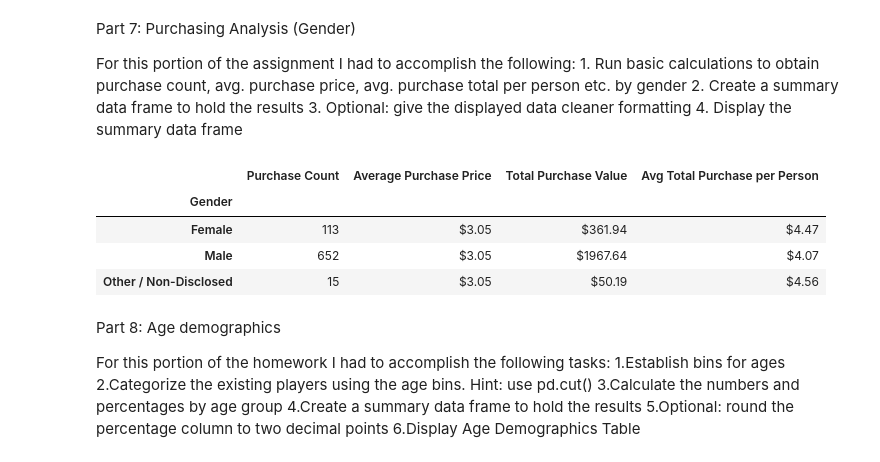
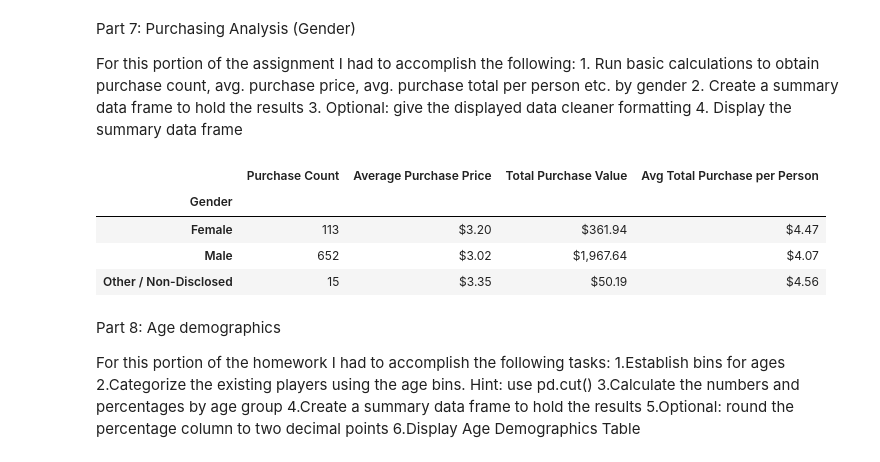
Before and after one commit to danielatuesta55/pandas-challenge-JDAP, a Jupyter notebook: HeroesOfPymoli/FinalMain.ipynb, the cells around one changed output. Saved outputs shown, nothing was run; the diff lists cells and outputs as text; code cells hidden in the pictures.

```diff
--- a/HeroesOfPymoli/FinalMain.ipynb
+++ b/HeroesOfPymoli/FinalMain.ipynb
@@ -143,32 +135,46 @@ For this portion of the assignment I had to accomplish the following:
     4. Display the summary data frame
 # %%
 # using the Groupby method I grouped the purchase data togheter by gender
-GroupedGenders = df.groupby(['Gender'])
+GroupedGenders = df.groupby('Gender')
-# %%
-#I identifyed the number of purchases made by each gender
-PurchaseCount = GroupedGenders['Price'].count()
-#######AveragePrice = round(df["Price"].mean(),2)
-# Then I found the mean amount spend by each gender
-MeanPurchaseGender = GroupedGenders['Price']. mean()
-
-# Then I found the toal amount spent by each gender
-TotalAmountGender = round(GroupedGenders['Price'].sum(),2)
-
-#The I found the average spent per individual from each gender
-AveragePersonSpentGender = round(TotalAmountGender/GroupedGenders['SN'].nunique(),2)
+# %%
+#I identifyed the number of purchases made by each gender
+PurchaseCount = GroupedGenders['Purchase ID'].count()
+
+#Average per gender
+AveragePerGender = (GroupedGenders["Price"].mean())
+
+# Mean total per gender
+MeanPurchaseGender = round(GroupedGenders['Price'].sum(),2)
+
+# Mean per person
+MeanPerPerson = MeanPurchaseGender/GenderCount
+
+#Create Summary table for purchansing data by gender
+Purchansing_Analysis_Gender_df = pd.DataFrame({"Purchase Count": PurchaseCount,
+                                               "Average Purchase Price": AveragePerGender,
+                                               "Total Purchase Value": TotalAmountGender,
+                                               "Avg Total Purchase per Person": AveragePersonSpentGender})
+#index left = gender
+Purchansing_Analysis_Gender_df.index.name = "Gender"
+
+#Format with currency style
+Purchansing_Analysis_Gender_df.style.format({"Total Purchase Value":"${:,.2f}",
+                                  "Average Purchase Price":"${:,.2f}",
+                                  "Avg Total Purchase per Person":"${:,.2f}"})
+# %% [output]
+|  | Purchase Count | Average Purchase Price | Total Purchase Value | Avg Total Purchase per Person |
+| Gender |  |  |  |  |
+| Female | 113 | $3.20 | $361.94 | $4.47 |
+| Male | 652 | $3.02 | $1,967.64 | $4.07 |
+| Other / Non-Disclosed | 15 | $3.35 | $50.19 | $4.56 |
 # %%
-#I created the summary table fot the Purchansing Analysis
-Purchansing_Analysis_Gender_df = pd.DataFrame({"Purchase Count": PurchaseCount, "Average Purchase Price": AveragePrice, "Total Purchase Value": TotalAmountGender, "Avg Total Purchase per Person": AveragePersonSpentGender})
-Purchansing_Analysis_Gender_df.loc[:, "Average Purchase Price"] = Purchansing_Analysis_Gender_df["Average Purchase Price"].map(lambda x: '$' + str(x))
-Purchansing_Analysis_Gender_df.loc[:, "Total Purchase Value"] = Purchansing_Analysis_Gender_df["Total Purchase Value"].map(lambda x: '$' + str(x))
-Purchansing_Analysis_Gender_df.loc[:, "Avg Total Purchase per Person"] = Purchansing_Analysis_Gender_df["Avg Total Purchase per Person"].map(lambda x: '$' + str(x))
-Purchansing_Analysis_Gender_df
+#I created the summary table fot the Purchansing Analysis in another format!
+
+#Purchansing_Analysis_Gender_df = pd.DataFrame({"Purchase Count": PurchaseCount, "Average Purchase Price": AveragePerGender, "Total Purchase Value": TotalAmountGender, "Avg Total Purchase per Person": AveragePersonSpentGender})
+#Purchansing_Analysis_Gender_df.loc[:, "Average Purchase Price"] = Purchansing_Analysis_Gender_df["Average Purchase Price"].map(lambda x: '$' + str(x))
+#Purchansing_Analysis_Gender_df.loc[:, "Total Purchase Value"] = Purchansing_Analysis_Gender_df["Total Purchase Value"].map(lambda x: '$' + str(x))
+#Purchansing_Analysis_Gender_df.loc[:, "Avg Total Purchase per Person"] = Purchansing_Analysis_Gender_df["Avg Total Purchase per Person"].map(lambda x: '$' + str(x))
+#Purchansing_Analysis_Gender_df
-# %% [output]
-|  | Purchase Count | Average Purchase Price | Total Purchase Value | Avg Total Purchase per Person |
-| Gender |  |  |  |  |
-| Female | 113 | $3.05 | $361.94 | $4.47 |
-| Male | 652 | $3.05 | $1967.64 | $4.07 |
-| Other / Non-Disclosed | 15 | $3.05 | $50.19 | $4.56 |
 # %% [markdown]
 Part 8: Age demographics
 
```
Also changed, not shown: parts of 2 cells of this notebook.
